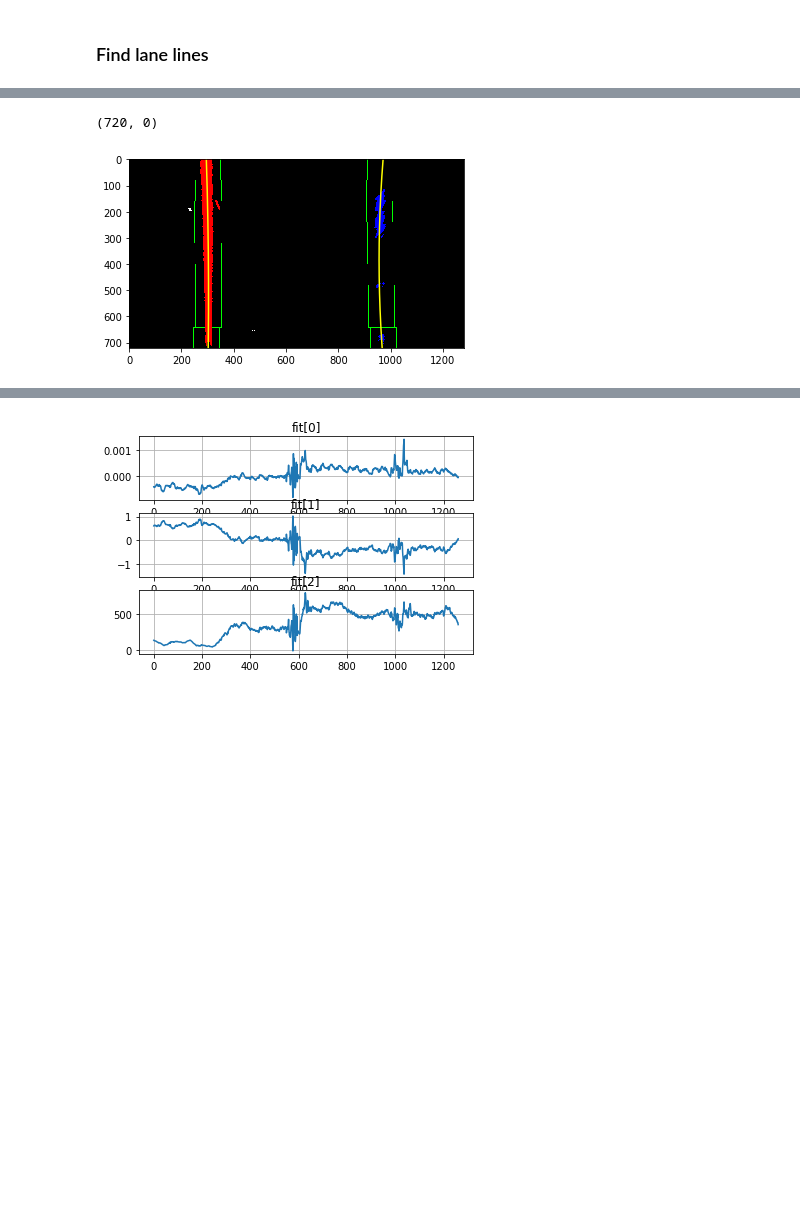
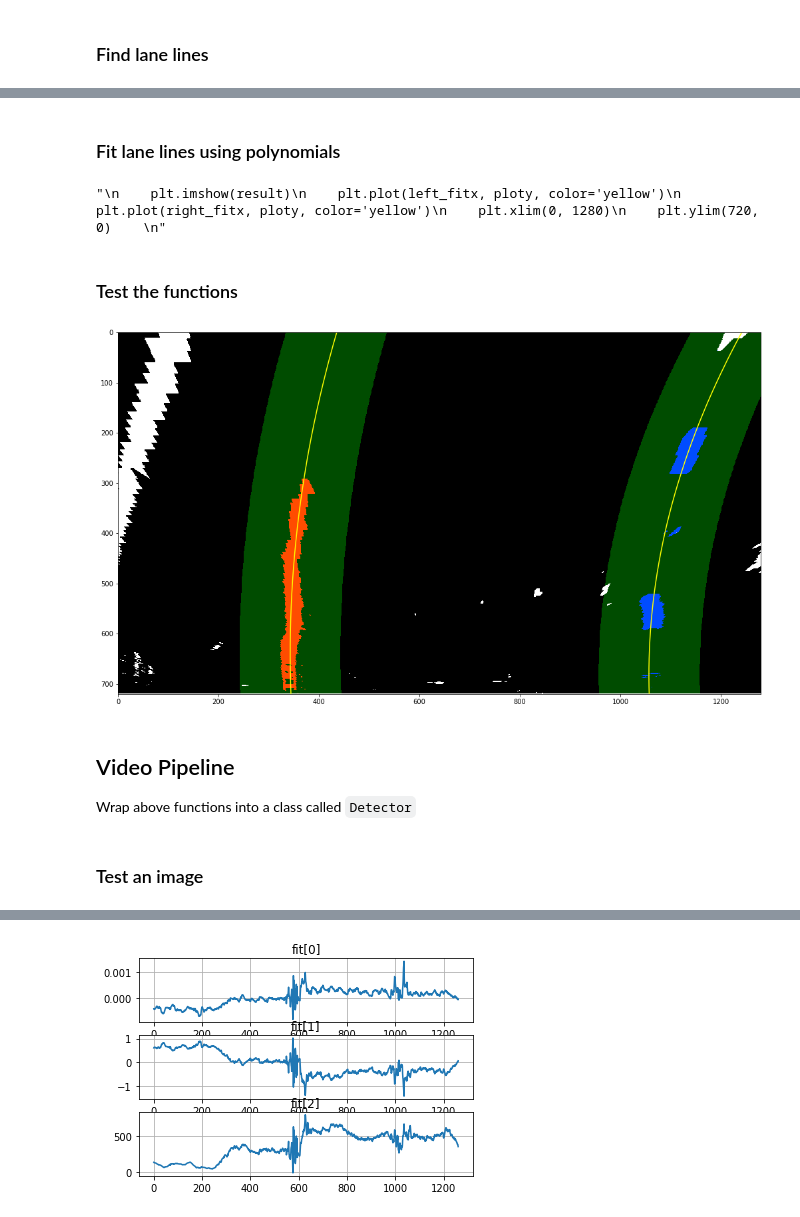
Before and after one commit to gcjyzdd/SDC-P4, a Jupyter notebook: AdvancedLanelineDetection.ipynb, the cells around one changed output, grey strips where cells are left out. Drawn from its saved outputs; the diff is of its cells as text; code cells hidden in the pictures; blank space fills up the shorter version.

```diff
--- a/AdvancedLanelineDetection.ipynb
+++ b/AdvancedLanelineDetection.ipynb
@@ -389,7 +392,6 @@ plt.plot(histogram)
+# %% [markdown]
+### Fit lane lines using polynomials
 # %%
-            self.LeftLine.recent_xfitted = left_fitx
-            self.RightLine.recent_xfitted = right_fitxbinary_warped = tmp
-
 def initializeLD(binary_warped):
     # Create an output image to draw on and  visualize the result
     out_img = np.dstack((binary_warped, binary_warped, binary_warped))*255
@@ -490,7 +492,11 @@ def detectLD():
     return left_fit, right_fit, left_lane_inds, right_lane_inds
 
 
-def visualize(binary_warped):
+def visualize(binary_warped, left_fit, right_fit, left_lane_inds, right_lane_inds):
+    nonzero = binary_warped.nonzero()
+    nonzeroy = np.array(nonzero[0])
+    nonzerox = np.array(nonzero[1])
+    margin = 100
     # Create an image to draw on and an image to show the selection window
     out_img = np.dstack((binary_warped, binary_warped, binary_warped))*255
     window_img = np.zeros_like(out_img)
@@ -521,24 +527,31 @@ def visualize(binary_warped):
     plt.xlim(0, 1280)
     plt.ylim(720, 0)
 '''
+# %% [output]
+"\n    plt.imshow(result)\n    plt.plot(left_fitx, ploty, color='yellow')\n    plt.plot(right_fitx, ploty, color='yellow')\n    plt.xlim(0, 1280)\n    plt.ylim(720, 0)    \n"
+# %% [markdown]
+### Test the functions
 # %%
+binary_warped = tmp
+left_fit, right_fit, left_lane_inds, right_lane_inds = initializeLD(tmp)
+out_img = visualize(binary_warped, left_fit, right_fit, left_lane_inds, right_lane_inds)
 
-left_fit, right_fit, left_lane_inds, right_lane_inds = initializeLD(tmp)
-# Generate x and y values for plotting
-ploty = np.linspace(0, binary_warped.shape[0]-1, binary_warped.shape[0] )
-left_fitx = left_fit[0]*ploty**2 + left_fit[1]*ploty + left_fit[2]
-right_fitx = right_fit[0]*ploty**2 + right_fit[1]*ploty + right_fit[2]
-
-out_img[nonzeroy[left_lane_inds], nonzerox[left_lane_inds]] = [255, 0, 0]
-out_img[nonzeroy[right_lane_inds], nonzerox[right_lane_inds]] = [0, 0, 255]
+plt.figure(figsize=(20,10))
 plt.imshow(out_img)
 plt.plot(left_fitx, ploty, color='yellow')
 plt.plot(right_fitx, ploty, color='yellow')
 plt.xlim(0, 1280)
 plt.ylim(720, 0)
+
+plt.savefig('output_images/test_straight1_fit.png', bbox_inches='tight')
 # %% [output]
-(720, 0)
-[figure, old version]
+[figure, new version]
+# %% [markdown]
+## Video Pipeline
+
+Wrap above functions into a class called `Detector`
+# %% [markdown]
+### Test an image
 # %%
 import pickle
 import matplotlib.pyplot as plt
```
Also changed, not shown: parts of 21 cells of this notebook.
